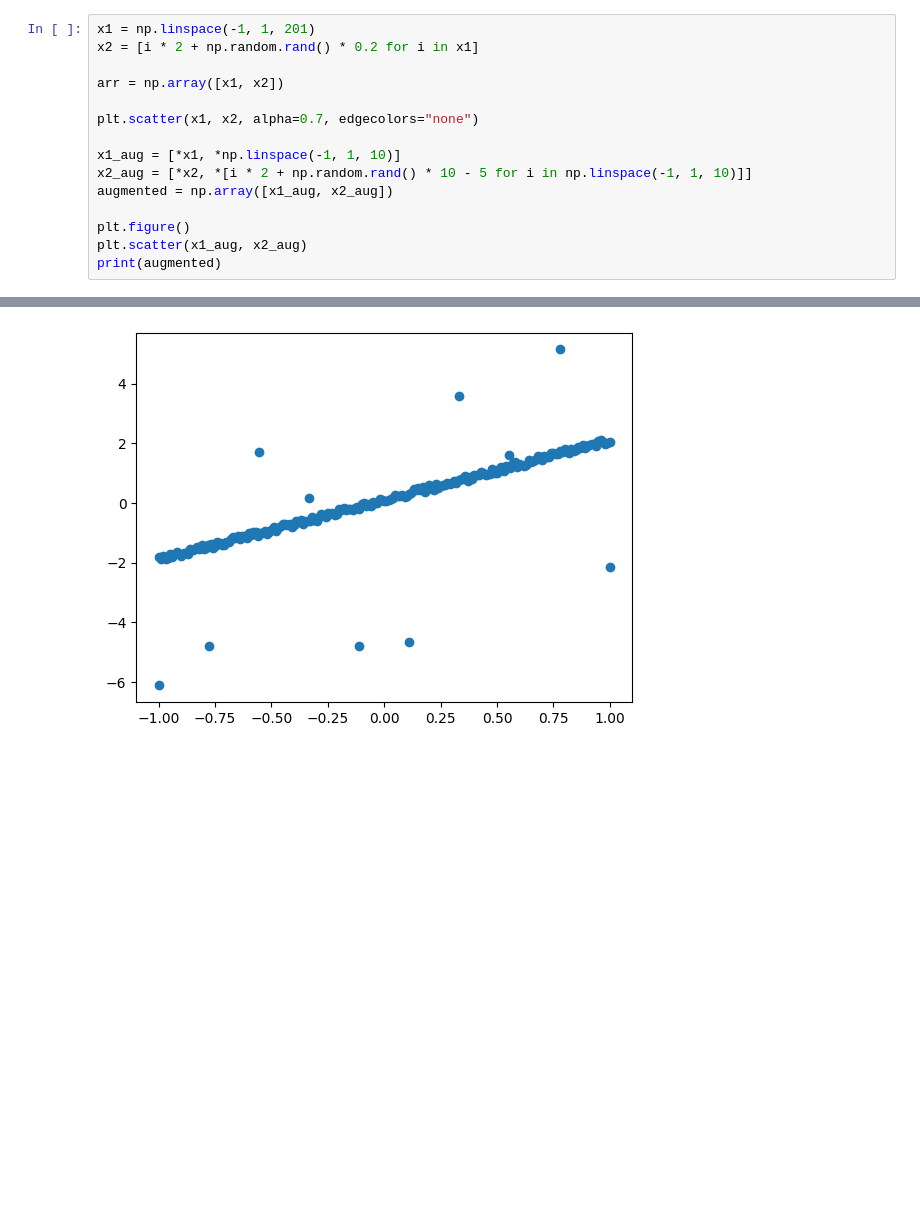
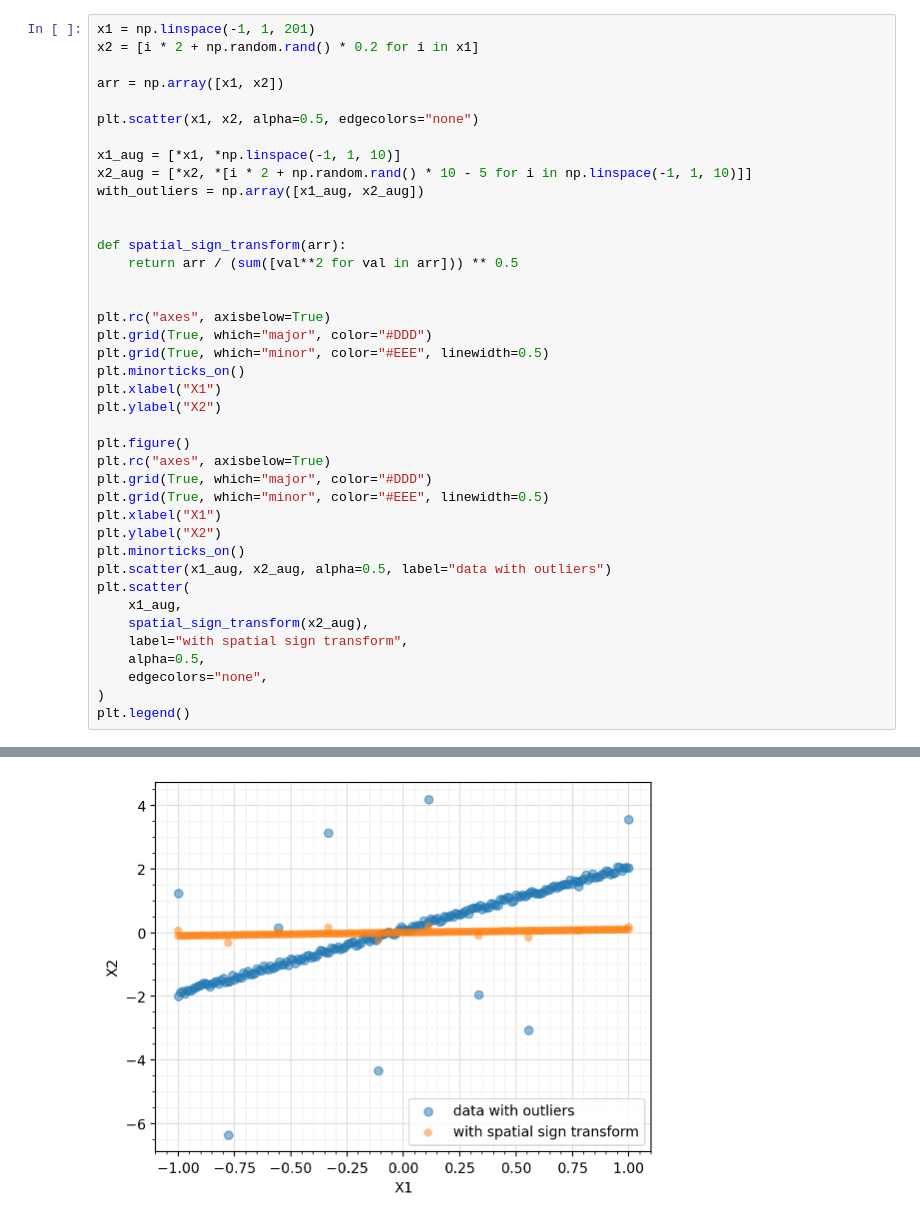
Before and after one commit to davvidbaker/aes-hw-s24, a Jupyter notebook: data-science/hw-1.ipynb, the cells around one changed output, grey strips where cells are left out. Drawn from its saved outputs; the diff is of its cells as text; blank space fills up the shorter version.

```diff
--- a/data-science/hw-1.ipynb
+++ b/data-science/hw-1.ipynb
@@ -102,13 +104,38 @@ x2 = [i * 2 + np.random.rand() * 0.2 for i in x1]
 
 arr = np.array([x1, x2])
 
-plt.scatter(x1, x2, alpha=0.7, edgecolors="none")
+plt.scatter(x1, x2, alpha=0.5, edgecolors="none")
 
 x1_aug = [*x1, *np.linspace(-1, 1, 10)]
 x2_aug = [*x2, *[i * 2 + np.random.rand() * 10 - 5 for i in np.linspace(-1, 1, 10)]]
-augmented = np.array([x1_aug, x2_aug])
+with_outliers = np.array([x1_aug, x2_aug])
+
+
+def spatial_sign_transform(arr):
+    return arr / (sum([val**2 for val in arr])) ** 0.5
+
+
+plt.rc("axes", axisbelow=True)
+plt.grid(True, which="major", color="#DDD")
+plt.grid(True, which="minor", color="#EEE", linewidth=0.5)
+plt.minorticks_on()
+plt.xlabel("X1")
+plt.ylabel("X2")
 
 plt.figure()
-plt.scatter(x1_aug, x2_aug)
-print(augmented)
+plt.rc("axes", axisbelow=True)
+plt.grid(True, which="major", color="#DDD")
+plt.grid(True, which="minor", color="#EEE", linewidth=0.5)
+plt.xlabel("X1")
+plt.ylabel("X2")
+plt.minorticks_on()
+plt.scatter(x1_aug, x2_aug, alpha=0.5, label="data with outliers")
+plt.scatter(
+    x1_aug,
+    spatial_sign_transform(x2_aug),
+    label="with spatial sign transform",
+    alpha=0.5,
+    edgecolors="none",
+)
+plt.legend()
 # %% [output]
@@ -133 +144 @@ print(augmented)
-[figure, old version]
+[figure, new version]
```
Also changed, not shown: parts of 5 cells of this notebook, 7 other files.
